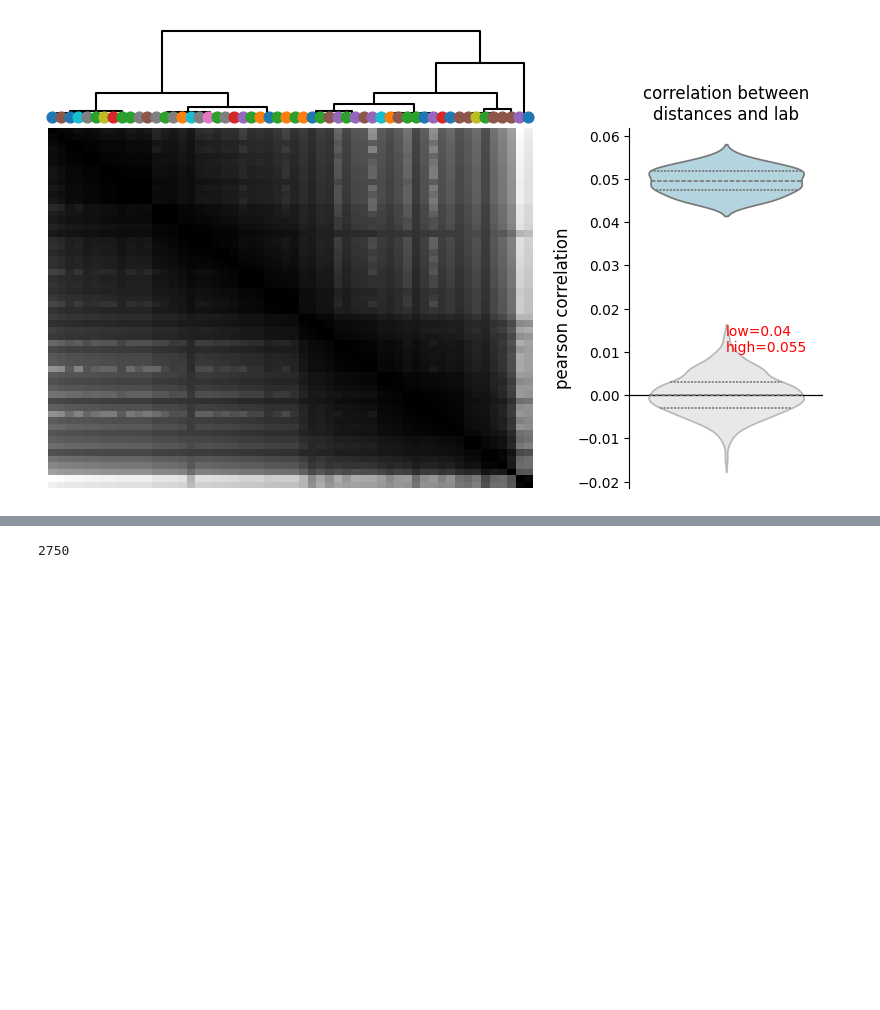
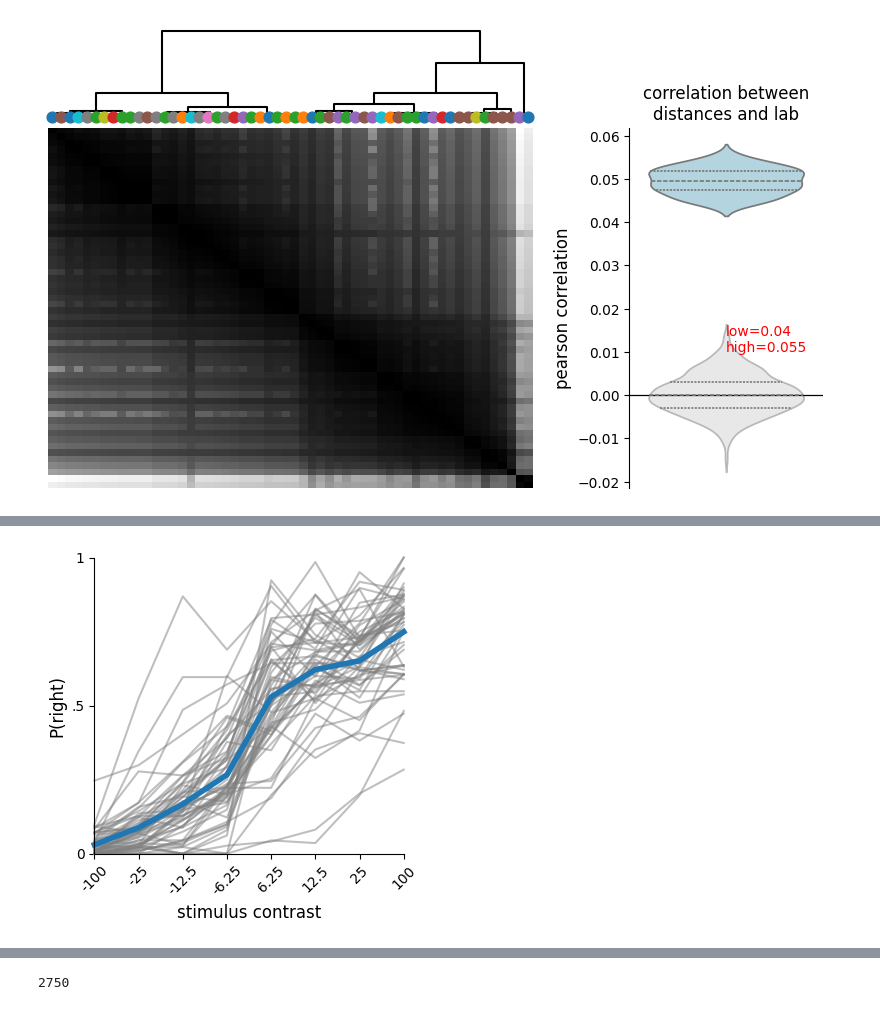
Before and after one commit to brunaafl/ShapeMetrics, a Jupyter notebook: ibl_analyses/notebooks/shape_metrics_figure.ipynb, the cells around one changed output, grey strips where cells are left out. Cells and saved outputs as stored; diff of their text form; code cells hidden in the pictures; blank space fills up the shorter version.

```diff
--- a/ibl_analyses/notebooks/shape_metrics_figure.ipynb
+++ b/ibl_analyses/notebooks/shape_metrics_figure.ipynb
@@ -717,3 +792,28 @@ plt.show()
+# %%
+fig, ax = plt.subplots(figsize=(4,4))
+
+
+### PSYCHOMETRIC CURVES
+contrast = [-100.  ,  -25.  ,  -12.5 ,   -6.25,    0.  ,    6.25,   12.5 ,
+         25.  ,  100.  ]
+
+avg_cc = [np.mean(c==1,0) for c in cs_trials]
+
+choices = convert_to_rw_choices(cs_trials)
+ax.plot(choices.T, color='gray', alpha=0.5,clip_on=False)
+ax.plot(np.nanmean(choices,0), lw=4,clip_on=False)
+ax.set_ylabel("P(right)", fontsize=12)
+ax.set_xlabel("stimulus contrast", fontsize=12)
+ax.set_xticks(range(len(contrast)-1),[-100,-25,-12.5,-6.25,6.25,12.5,25,100],rotation=45)
+ax.set_yticks([0,0.5,1],[0,'.5',1])
+ax.set_ylim(0,1)
+ax.set_xlim(0,7)
+
+plt.tight_layout()
+sns.despine()
+plt.savefig('IBL_psychometric.svg',dpi=300)
+# %% [output]
+[figure, added]
 # %%
 
 examples_idx= [10,12]
```
Also changed, not shown: parts of 15 cells of this notebook, 16 other files.
